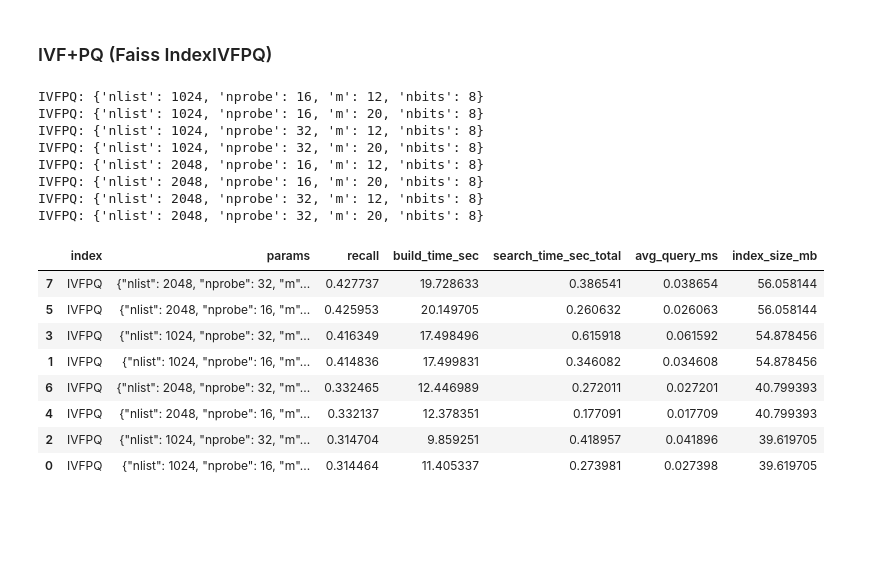
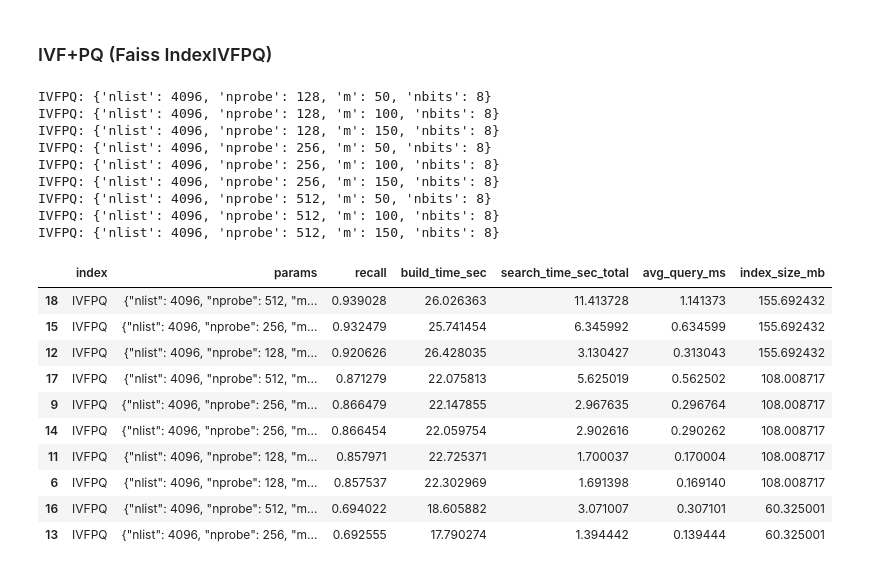
Before and after one commit to pstpn/distributed-algorithms, a Jupyter notebook: vectorsearch/ann.ipynb, the cells around one changed output. Cells and saved outputs as stored; diff of their text form; code cells hidden in the pictures; blank space fills up the shorter version.

```diff
--- a/vectorsearch/ann.ipynb
+++ b/vectorsearch/ann.ipynb
@@ -58,7 +59,7 @@ def load_fasttext_vec(vec_path: Path, max_vectors=None, dtype=np.float32):
 
 
 dataset_name = "fasttext-crawl-300d-2M"
-xb, ds_meta = load_fasttext_vec(LOCAL_FASTTEXT_PATH)
+xb, ds_meta = load_fasttext_vec(LOCAL_FASTTEXT_PATH, max_vectors=MAX_VECTORS)
 ds_meta
 # %% [output]
 {'source': 'fasttext',
@@ -111,6 +112,7 @@ def index_size_bytes(index) -> int:
 
 def run_benchmark(index_name, params, xb, xq, gt_I, k=100, batch_size=512, train_data=None):
     d = xb.shape[1]
+    metric = faiss.METRIC_INNER_PRODUCT
 
     t0 = time.perf_counter()
 
@@ -121,15 +123,16 @@ def run_benchmark(index_name, params, xb, xq, gt_I, k=100, batch_size=512, train
     elif index_name == "HNSW":
         M = params["M"]
         efc = params["efConstruction"]
-        index = faiss.IndexHNSWFlat(d, M, faiss.METRIC_INNER_PRODUCT)
+        index = faiss.IndexHNSWFlat(d, M, metric)
         index.hnsw.efConstruction = efc
 
     elif index_name == "IVFPQ":
         nlist = params["nlist"]
         m = params["m"]
         nbits = params["nbits"]
+
         quantizer = faiss.IndexFlatIP(d)
-        index = faiss.IndexIVFPQ(quantizer, d, nlist, m, nbits, faiss.METRIC_INNER_PRODUCT)
+        index = faiss.IndexIVFPQ(quantizer, d, nlist, m, nbits, metric)
 
         tr = train_data if train_data is not None else xb
         index.train(tr)
@@ -165,16 +168,19 @@ def run_benchmark(index_name, params, xb, xq, gt_I, k=100, batch_size=512, train
         "avg_query_ms": (search_time / xq.shape[0]) * 1000,
         "index_size_mb": size_b / (1024 * 1024),
     }
+
+
+results = []
 # %% [markdown]
 ### LSH (Faiss IndexLSH)
 # %%
-results = []
-
 lsh_grid = [
     {"nbits": 256},
     {"nbits": 512},
     {"nbits": 1024},
     {"nbits": 2048},
+    {"nbits": 4096},
+    {"nbits": 8096},
 ]
 
 for p in lsh_grid:
@@ -198,9 +208,9 @@ LSH: {'nbits': 2048}
 ### HNSW (Faiss IndexHNSWFlat)
 # %%
 hnsw_grid = []
-for M in [16, 32]:
-    for efc in [16, 32]:
-        for efs in [16, 32]:
+for M in [32, 64]:
+    for efc in [128, 256]:
+        for efs in [128, 256]:
             hnsw_grid.append({"M": M, "efConstruction": efc, "efSearch": efs})
 
 for p in hnsw_grid:
@@ -231,50 +241,53 @@ HNSW: {'M': 32, 'efConstruction': 32, 'efSearch': 32}
 # %% [markdown]
 ### IVF+PQ (Faiss IndexIVFPQ)
 # %%
-n_train = 100_000
+n_train = 200_000
 n_train = min(n_train, xb.shape[0])
 train_ids = np.random.choice(xb.shape[0], size=n_train, replace=False)
 xt = xb[train_ids].copy()
 
 ivfpq_grid = []
-for nlist in [1024, 2048]:
-    for nprobe in [16, 32, 64]:
-        for m in [12, 20]:
+for nlist in [4096]:
+    for nprobe in [128, 256, 512]:
+        for m in [50, 100, 150]:
             if d % m == 0:
                 ivfpq_grid.append(
                     {
                         "nlist": nlist,
                         "nprobe": nprobe,
                         "m": m,
                         "nbits": 8,
                     }
                 )
 
 for p in ivfpq_grid:
     print("IVFPQ:", p)
     res = run_benchmark("IVFPQ", p, xb, xq, gt_I, k=K, train_data=xt)
     results.append(res)
 
 ivfpq_df = pd.DataFrame([r for r in results if r["index"] == "IVFPQ"])
 display(ivfpq_df.sort_values(["recall", "avg_query_ms"], ascending=[False, True]).head(10))
 # %% [output]
-IVFPQ: {'nlist': 1024, 'nprobe': 16, 'm': 12, 'nbits': 8}
-IVFPQ: {'nlist': 1024, 'nprobe': 16, 'm': 20, 'nbits': 8}
-IVFPQ: {'nlist': 1024, 'nprobe': 32, 'm': 12, 'nbits': 8}
-IVFPQ: {'nlist': 1024, 'nprobe': 32, 'm': 20, 'nbits': 8}
-IVFPQ: {'nlist': 2048, 'nprobe': 16, 'm': 12, 'nbits': 8}
-IVFPQ: {'nlist': 2048, 'nprobe': 16, 'm': 20, 'nbits': 8}
-IVFPQ: {'nlist': 2048, 'nprobe': 32, 'm': 12, 'nbits': 8}
-IVFPQ: {'nlist': 2048, 'nprobe': 32, 'm': 20, 'nbits': 8}
+IVFPQ: {'nlist': 4096, 'nprobe': 128, 'm': 50, 'nbits': 8}
+IVFPQ: {'nlist': 4096, 'nprobe': 128, 'm': 100, 'nbits': 8}
+IVFPQ: {'nlist': 4096, 'nprobe': 128, 'm': 150, 'nbits': 8}
+IVFPQ: {'nlist': 4096, 'nprobe': 256, 'm': 50, 'nbits': 8}
+IVFPQ: {'nlist': 4096, 'nprobe': 256, 'm': 100, 'nbits': 8}
+IVFPQ: {'nlist': 4096, 'nprobe': 256, 'm': 150, 'nbits': 8}
+IVFPQ: {'nlist': 4096, 'nprobe': 512, 'm': 50, 'nbits': 8}
+IVFPQ: {'nlist': 4096, 'nprobe': 512, 'm': 100, 'nbits': 8}
+IVFPQ: {'nlist': 4096, 'nprobe': 512, 'm': 150, 'nbits': 8}
 |  | index | params | recall | build_time_sec | search_time_sec_total | avg_query_ms | index_size_mb |
-| 7 | IVFPQ | {"nlist": 2048, "nprobe": 32, "m"... | 0.427737 | 19.728633 | 0.386541 | 0.038654 | 56.058144 |
-| 5 | IVFPQ | {"nlist": 2048, "nprobe": 16, "m"... | 0.425953 | 20.149705 | 0.260632 | 0.026063 | 56.058144 |
-| 3 | IVFPQ | {"nlist": 1024, "nprobe": 32, "m"... | 0.416349 | 17.498496 | 0.615918 | 0.061592 | 54.878456 |
-| 1 | IVFPQ | {"nlist": 1024, "nprobe": 16, "m"... | 0.414836 | 17.499831 | 0.346082 | 0.034608 | 54.878456 |
-| 6 | IVFPQ | {"nlist": 2048, "nprobe": 32, "m"... | 0.332465 | 12.446989 | 0.272011 | 0.027201 | 40.799393 |
-| 4 | IVFPQ | {"nlist": 2048, "nprobe": 16, "m"... | 0.332137 | 12.378351 | 0.177091 | 0.017709 | 40.799393 |
-| 2 | IVFPQ | {"nlist": 1024, "nprobe": 32, "m"... | 0.314704 | 9.859251 | 0.418957 | 0.041896 | 39.619705 |
-| 0 | IVFPQ | {"nlist": 1024, "nprobe": 16, "m"... | 0.314464 | 11.405337 | 0.273981 | 0.027398 | 39.619705 |
+| 18 | IVFPQ | {"nlist": 4096, "nprobe": 512, "m... | 0.939028 | 26.026363 | 11.413728 | 1.141373 | 155.692432 |
+| 15 | IVFPQ | {"nlist": 4096, "nprobe": 256, "m... | 0.932479 | 25.741454 | 6.345992 | 0.634599 | 155.692432 |
+| 12 | IVFPQ | {"nlist": 4096, "nprobe": 128, "m... | 0.920626 | 26.428035 | 3.130427 | 0.313043 | 155.692432 |
+| 17 | IVFPQ | {"nlist": 4096, "nprobe": 512, "m... | 0.871279 | 22.075813 | 5.625019 | 0.562502 | 108.008717 |
+| 9 | IVFPQ | {"nlist": 4096, "nprobe": 256, "m... | 0.866479 | 22.147855 | 2.967635 | 0.296764 | 108.008717 |
+| 14 | IVFPQ | {"nlist": 4096, "nprobe": 256, "m... | 0.866454 | 22.059754 | 2.902616 | 0.290262 | 108.008717 |
+| 11 | IVFPQ | {"nlist": 4096, "nprobe": 128, "m... | 0.857971 | 22.725371 | 1.700037 | 0.170004 | 108.008717 |
+| 6 | IVFPQ | {"nlist": 4096, "nprobe": 128, "m... | 0.857537 | 22.302969 | 1.691398 | 0.169140 | 108.008717 |
+| 16 | IVFPQ | {"nlist": 4096, "nprobe": 512, "m... | 0.694022 | 18.605882 | 3.071007 | 0.307101 | 60.325001 |
+| 13 | IVFPQ | {"nlist": 4096, "nprobe": 256, "m... | 0.692555 | 17.790274 | 1.394442 | 0.139444 | 60.325001 |
 # %%
 all_df = pd.DataFrame(results).sort_values(["index", "recall", "avg_query_ms"], ascending=[True, False, True])
 
```
Also changed, not shown: parts of 7 cells of this notebook.
